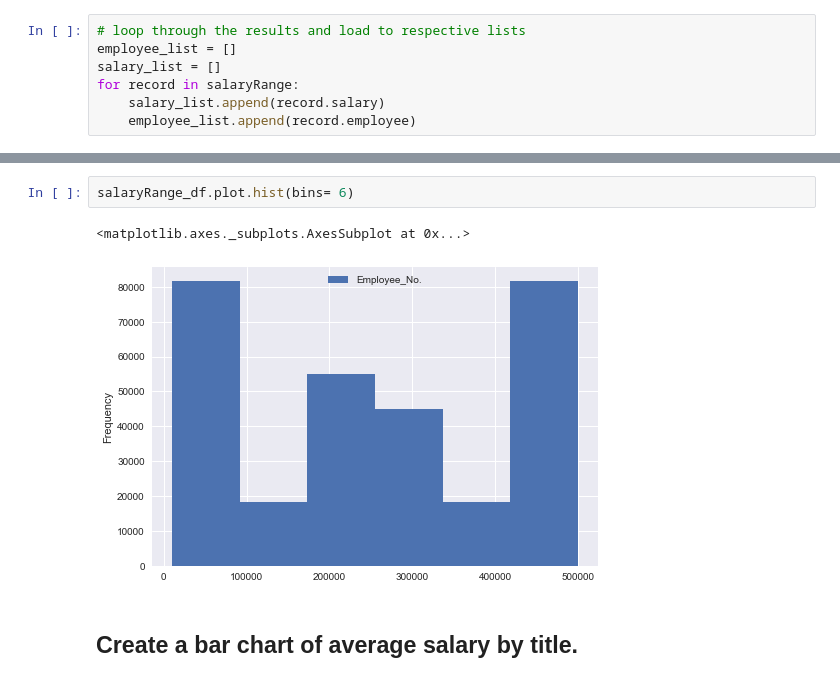
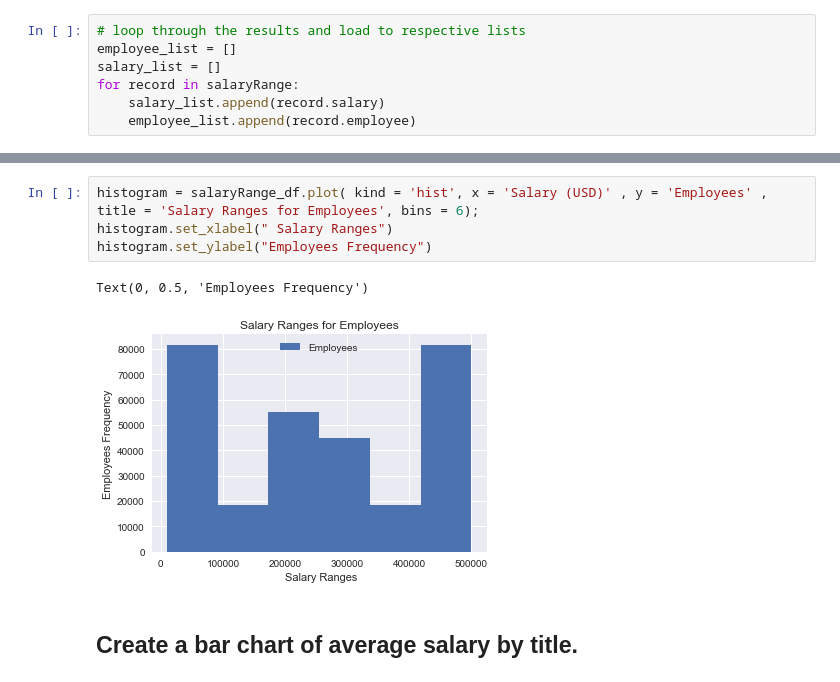
Before and after one commit to Soumya-Patil/SQL-Challenge, a Jupyter notebook: EmployeeSQL/Bonus_Analysis.ipynb, the cells around one changed output, grey strips where cells are left out. Cells and saved outputs as stored; diff of their text form.

```diff
--- a/EmployeeSQL/Bonus_Analysis.ipynb
+++ b/EmployeeSQL/Bonus_Analysis.ipynb
@@ -46,11 +46,13 @@ salaryRange_df
 | 300022 | 499998 | 40000 |
 | 300023 | 499999 | 63707 |
 300024 rows × 2 columns
-# %%
-salaryRange_df.plot.hist(bins= 6)
-# %% [output]
-<matplotlib.axes._subplots.AxesSubplot at 0x...>
-[figure, removed]
+# %%
+histogram = salaryRange_df.plot( kind = 'hist', x = 'Salary (USD)' , y = 'Employees' , title = 'Salary Ranges for Employees', bins = 6);
+histogram.set_xlabel(" Salary Ranges")
+histogram.set_ylabel("Employees Frequency")
+# %% [output]
+Text(0, 0.5, 'Employees Frequency')
+[figure, added]
 # %% [markdown]
 ## Create a bar chart of average salary by title.
 # %%
```
Also changed, not shown: parts of 2 cells of this notebook.
